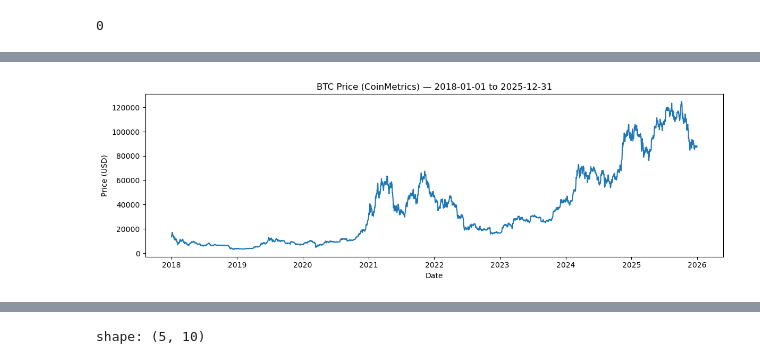
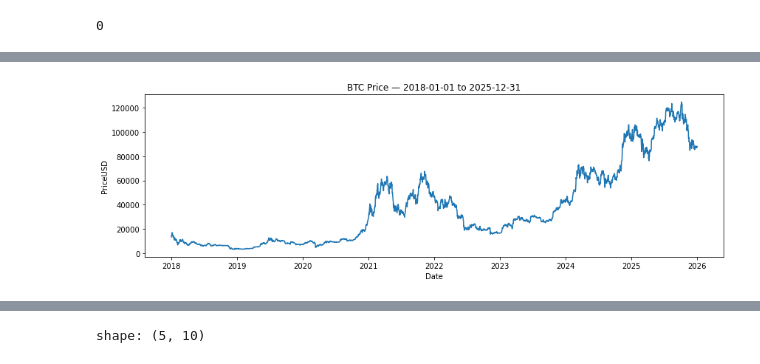
Before and after one commit to shuangvely/bitcoin-analytics-capstone-sp26-team08, a Jupyter notebook: eda/EDA.ipynb, the cells around one changed output, grey strips where cells are left out. Cells and saved outputs as stored; diff of their text form; code cells hidden in the pictures.

```diff
--- a/eda/EDA.ipynb
+++ b/eda/EDA.ipynb
@@ -37,6 +44,3 @@ missing_days = all_days.difference(df.index)
 len(missing_days)
 # %% [output]
 0
-# %%
-# rename 价格列
-df = df.rename(columns={"PriceUSD": "PriceUSD_coinmetrics"})
@@ -80,11 +138,11 @@ df
 # %%
 # 价格走势
 plt.figure(figsize=(12, 4))
-plt.plot(df.index, df["PriceUSD_coinmetrics"])
-plt.title("BTC Price (CoinMetrics) — 2018-01-01 to 2025-12-31")
+plt.plot(df.index, df["PriceUSD"])
+plt.title("BTC Price — 2018-01-01 to 2025-12-31")
 plt.xlabel("Date")
-plt.ylabel("Price (USD)")
+plt.ylabel("PriceUSD")
 plt.tight_layout()
 plt.show()
 # %% [output]
-[figure, old version]
+[figure, new version]
```
Also changed, not shown: parts of 26 cells of this notebook.
